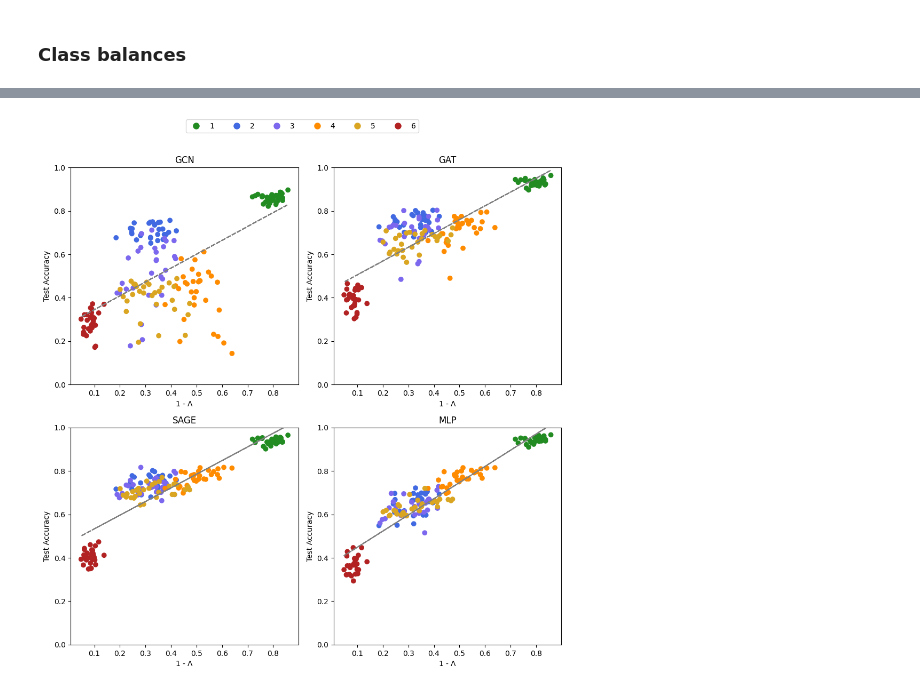
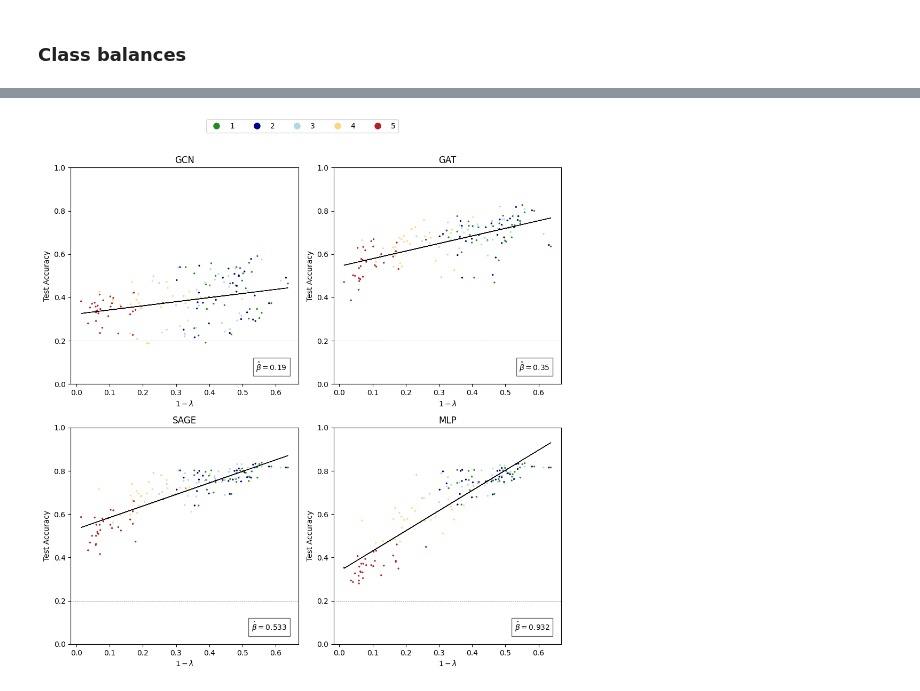
Before and after one commit to FisnikZogaj/MA, a Jupyter notebook: eval.ipynb, the cells around one changed output, grey strips where cells are left out. Drawn from its saved outputs; the diff is of its cells as text; code cells hidden in the pictures.

```diff
--- a/eval.ipynb
+++ b/eval.ipynb
@@ -292,22 +336,25 @@ array([[29., 29., nan, nan, nan, 29.],
 # %% [markdown]
 # Graph Characteristics
 # %%
-def load_all_pickles_char(directory:str, graphtype: str) -> list:
+def load_all_pickles_char(directory:str, graphtype: str, num_obs:int=100) -> list:
     """
-    Iterates over all pickle files in the specified directory and loads them.
-
-    :param directory: Path to the directory containing the pickle files
-    :return: A list of loaded objects from the pickle files
+     Iterates over all pickle files in the specified directory and loads them.
+    :param directory:
+    :param graphtype:
+    :param num_obs:
+    :return:
     """
     loaded_objects = []
     final_path = os.path.join(directory, "GraphCharacteristics", graphtype)
 
     # Iterate over all files in the directory
-    for filename in os.listdir(final_path):
+    for i, filename in enumerate(os.listdir(final_path)):
         if filename[0] == "o": #  output_.pkl
             file_path = os.path.join(final_path, filename)
             with open(file_path, 'rb') as file:
                 loaded_objects.append(pickle.load(file))
+        if i == num_obs-1:
+            return loaded_objects
 
     return loaded_objects
 # %%
@@ -444,12 +490,13 @@ array([[594.33      , 587.47      , 582.2       , 611.37      ,
 # %%
-def create_scatter_data(scens, caracs, n_scenarios):
+def create_scatter_data(scens, caracs, n_scenarios, R):
     """
     :param scens: either "package" or "package3"
     :param caracs: either "package2" or "package4"
     :param n_scenarios: 5 or 6
+    :param R: 50
     :return:
     """
-    Y = np.zeros((4,n_scenarios,30))
+    Y = np.zeros((4,n_scenarios,R))
     rs = Y.shape[1] * Y.shape[2]
 
     for i, model in enumerate(scens): #[[GCN,...], [GAT,...],...]
@@ -462,10 +509,10 @@ def create_scatter_data(scens, caracs, n_scenarios):
 
     return Y, x1, (1-x2)
 
-#Y, x1, x2 = create_scatter_data(package, package2, 6)
-Y, x1, x2 = create_scatter_data(package3, package4, 5)
+#Y, x1, x2 = create_scatter_data(package, package2, 6,100)
+Y, x1, x2 = create_scatter_data(package3, package4, 5, 30)
 # %%
-def plot_scatter_relation(X, y, colors, xlab):
+def plot_scatter_relation(X, y, colors, xlab, R):
 
     fig, axs = plt.subplots(2, 2, figsize=(10, 10))
     model_names = ["GCN", "GAT", "SAGE", "MLP"]
@@ -474,14 +521,17 @@ def plot_scatter_relation(X, y, colors, xlab):
 
     for i, ax in enumerate(axs.flatten()):
 
-        repeated_colors = np.repeat(colors, 30)
-        sc = ax.scatter(X, y[i, :, :].flatten(), color=repeated_colors)
+        repeated_colors = np.repeat(colors, R)
+        sc = ax.scatter(X, y[i, :, :].flatten(), color=repeated_colors,s=2)
 
         coef = np.polyfit(X, y[i, :, :].flatten(), 1)
         poly1d_fn = np.poly1d(coef)
-        print(model_names[i], "=", round(coef[0],3))
+
         ax.plot(X, poly1d_fn(X), '-', color='black', linewidth=.9)
         ax.axhline(.2, linestyle="--", color="grey", linewidth=.5)
+        ax.text(0.95, 0.05, f"$\\hat{{\\beta}} = {round(coef[0], 3)}$",
+                transform=ax.transAxes, fontsize=10, verticalalignment='bottom',
+                horizontalalignment='right', bbox=dict(facecolor='white', alpha=0.6))
 
         ax.set_title(model_names[i])
         ax.set_xlabel(xlab)
@@ -495,9 +545,9 @@ def plot_scatter_relation(X, y, colors, xlab):
 
     fig.legend(handles=handles, loc='upper center', ncol=len(color_labels), bbox_to_anchor=(0.5, 1.05))
 
-    plt.tight_layout(rect=[0, 0, 1, 0.99])  # Adjust layout to make room for the legend
+    plt.tight_layout(rect=[0, 0, 1, 0.99])
     plt.show()
 
-#plot_scatter_relation(x1, Y, colors = ["forestgreen", "darkblue", "lightblue",  "#FF8C00", "#FFD580", "firebrick"], xlab = r"$\hat{h}$")
-plot_scatter_relation(x1, Y, colors = ["forestgreen", "darkblue", "lightblue","#FFD580", "firebrick"], xlab = r"$\hat{h}$")
+#plot_scatter_relation(x1, Y, colors = ["forestgreen", "darkblue", "lightblue",  "#FF8C00", "#FFD580", "firebrick"], xlab = r"$\hat{h}$", R=100)
+plot_scatter_relation(x1, Y, colors = ["forestgreen", "darkblue", "lightblue","#FFD580", "firebrick"], xlab = r"$\hat{h}$", R=30)
 # %% [output]
@@ -509,4 +555,6 @@ MLP = 0.001
 # %%
-plot_scatter_relation(x2, Y, colors, r"1 - $\Lambda$")
+#plot_scatter_relation(x2, Y, colors = ["forestgreen", "darkblue", "lightblue",  "#FF8C00", "#FFD580", "firebrick"], xlab = r"$1 - \lambda$", R=100)
+
+plot_scatter_relation(x2, Y, colors = ["forestgreen", "darkblue", "lightblue","#FFD580", "firebrick"], xlab = r"$1 - \lambda$", R=30)
 # %% [output]
-[figure, old version]
+[figure, new version]
```
Also changed, not shown: parts of 17 cells of this notebook, 2 other files.
